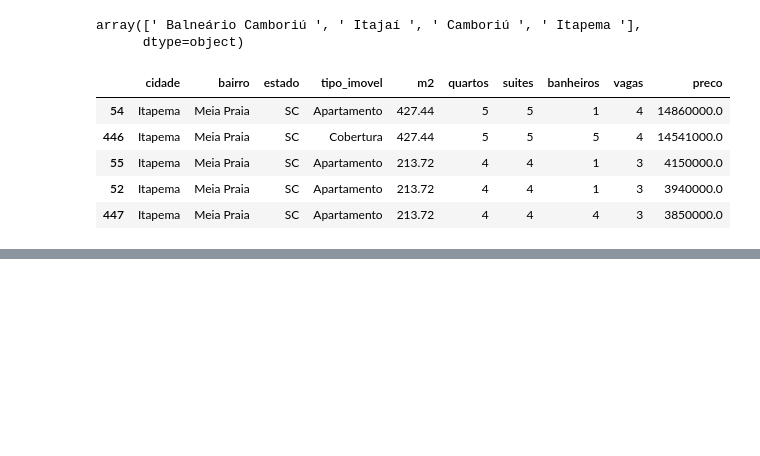
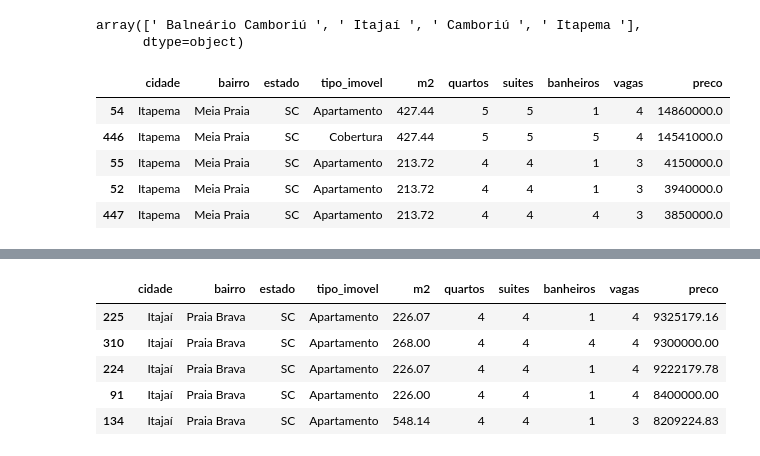
Before and after one commit to michellssgui22/PROJETOS_ESTUDO_DATASCIENCE, a Jupyter notebook: Imobiliario-BC-Regiao/imobiliario_analise.ipynb, the cells around one changed output, grey strips where cells are left out. Cells and saved outputs as stored; diff of their text form; code cells hidden in the pictures; blank space fills up the shorter version.

```diff
--- a/Imobiliario-BC-Regiao/imobiliario_analise.ipynb
+++ b/Imobiliario-BC-Regiao/imobiliario_analise.ipynb
@@ -240,0 +270,11 @@ df_top
+# %%
+df_melhor_custo = df_top.loc[df_top['preco'] <= (m_preco + 1000000)]
+df_melhor_custo = df_melhor_custo.loc[df_melhor_custo['preco'] >= (m_preco - 1000000)]
+df_melhor_custo
+# %% [output]
+|  | cidade | bairro | estado | tipo_imovel | m2 | quartos | suites | banheiros | vagas | preco |
+| 225 | Itajaí | Praia Brava | SC | Apartamento | 226.07 | 4 | 4 | 1 | 4 | 9325179.16 |
+| 310 | Itajaí | Praia Brava | SC | Apartamento | 268.00 | 4 | 4 | 4 | 4 | 9300000.00 |
+| 224 | Itajaí | Praia Brava | SC | Apartamento | 226.07 | 4 | 4 | 1 | 4 | 9222179.78 |
+| 91 | Itajaí | Praia Brava | SC | Apartamento | 226.00 | 4 | 4 | 1 | 4 | 8400000.00 |
+| 134 | Itajaí | Praia Brava | SC | Apartamento | 548.14 | 4 | 4 | 1 | 3 | 8209224.83 |
```
Also changed, not shown: parts of 6 cells of this notebook.
